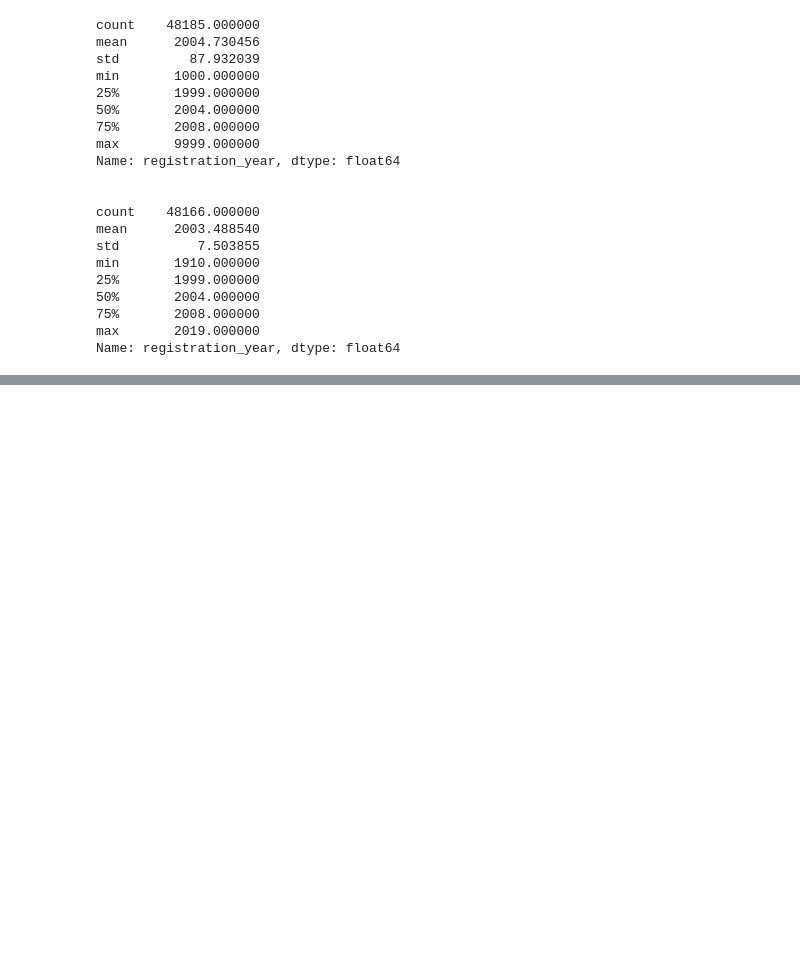
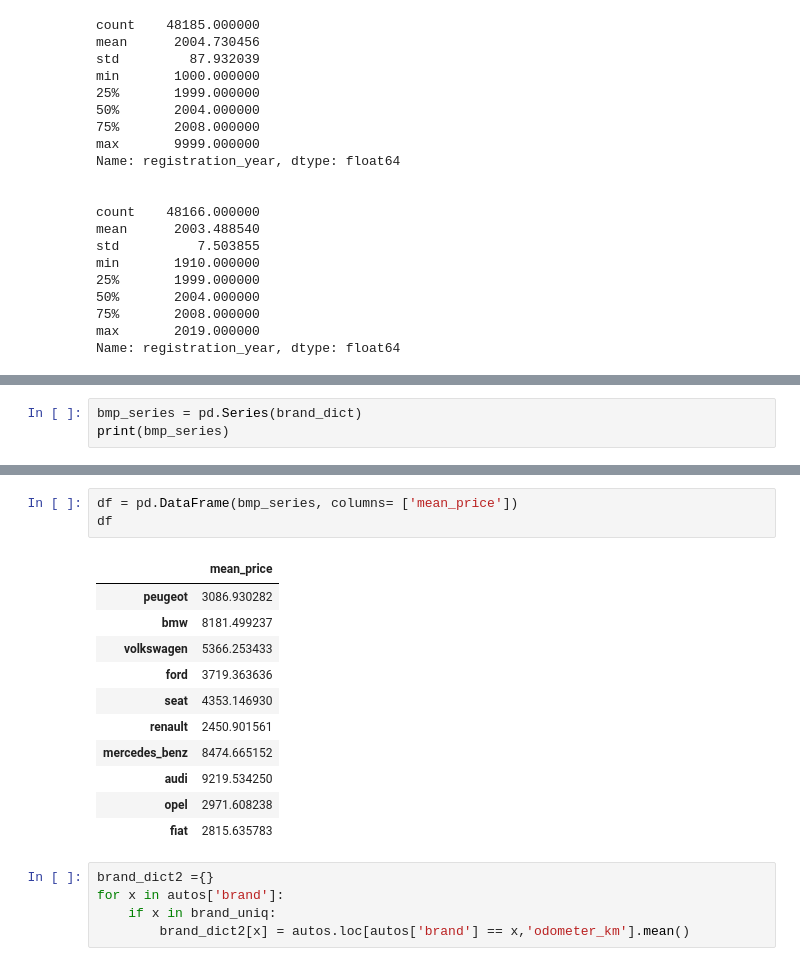
Before and after one commit to RobertChaseSommer/Data-Cleaning, a Jupyter notebook: Data Science Cleaning Ebay Data.ipynb, the cells around one changed output, grey strips where cells are left out. Cells and saved outputs as stored; diff of their text form; blank space fills up the shorter version.

Commit message:
Added mean price and odometer dataframe.

```diff
--- a/Data Science Cleaning Ebay Data.ipynb
+++ b/Data Science Cleaning Ebay Data.ipynb
@@ -441,0 +483,3 @@ AttributeError: 'float' object has no attribute 'round'
+# %%
+bmp_series = pd.Series(brand_dict)
+print(bmp_series)
@@ -441,0 +498,20 @@ AttributeError: 'float' object has no attribute 'round'
+# %%
+df = pd.DataFrame(bmp_series, columns= ['mean_price'])
+df
+# %% [output]
+|  | mean_price |
+| peugeot | 3086.930282 |
+| bmw | 8181.499237 |
+| volkswagen | 5366.253433 |
+| ford | 3719.363636 |
+| seat | 4353.146930 |
+| renault | 2450.901561 |
+| mercedes_benz | 8474.665152 |
+| audi | 9219.534250 |
+| opel | 2971.608238 |
+| fiat | 2815.635783 |
+# %%
+brand_dict2 ={}
+for x in autos['brand']:
+    if x in brand_uniq:
+        brand_dict2[x] = autos.loc[autos['brand'] == x,'odometer_km'].mean()
```
Also changed, not shown: parts of 11 cells of this notebook.
